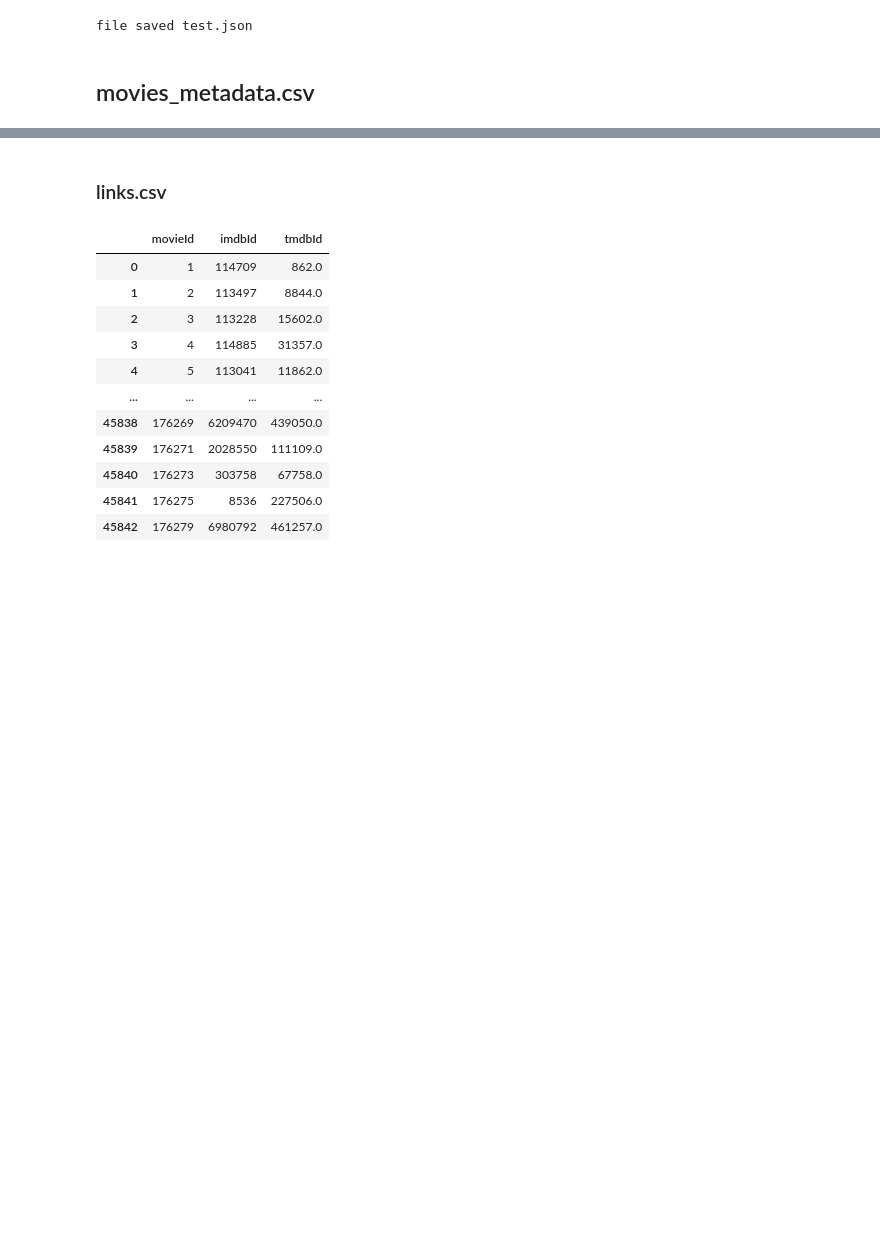
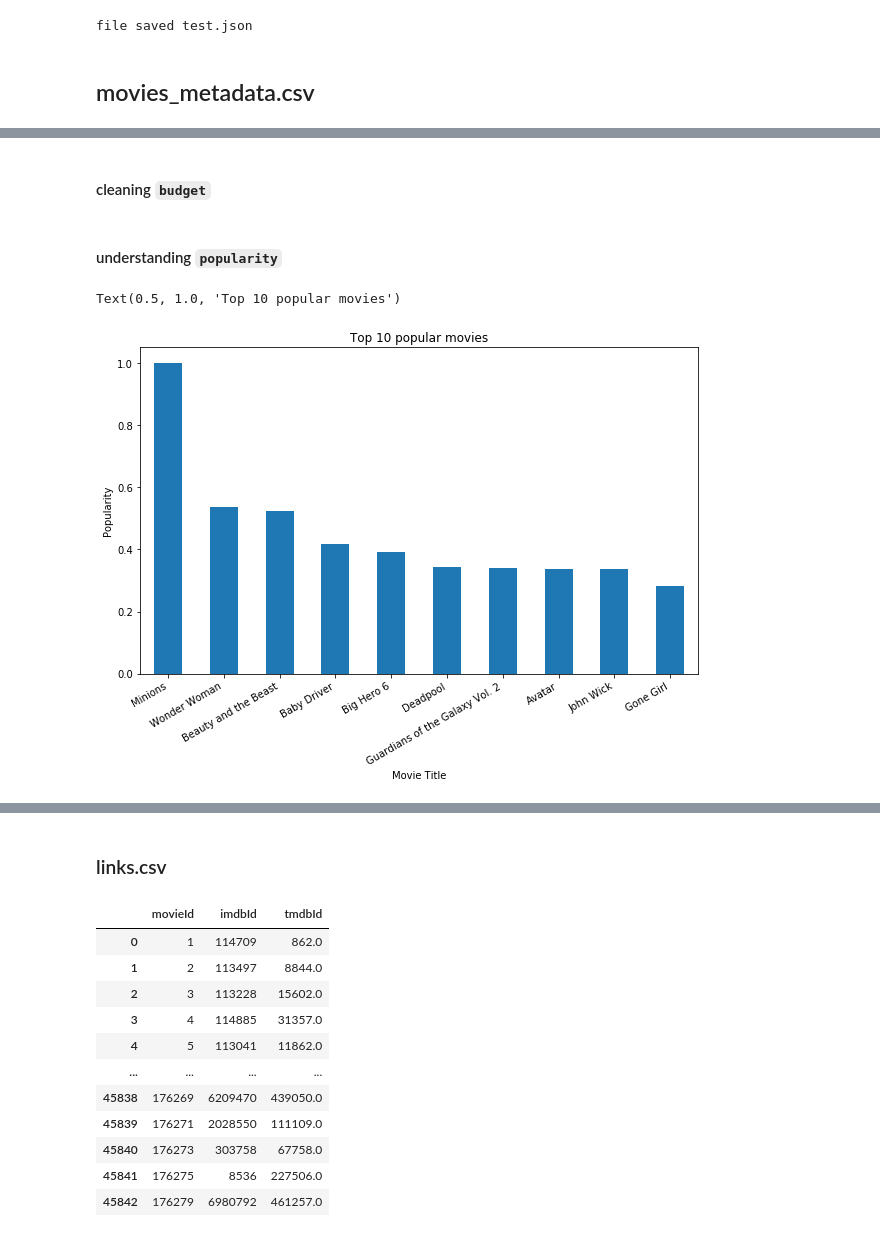
Before and after one commit to tsingh14/movie-api, a Jupyter notebook: movie_data_cleaning_exploring.ipynb, the cells around one changed output, grey strips where cells are left out. Saved outputs shown, nothing was run; the diff lists cells and outputs as text; code cells hidden in the pictures; blank space fills up the shorter version.

```diff
--- a/movie_data_cleaning_exploring.ipynb
+++ b/movie_data_cleaning_exploring.ipynb
@@ -199,0 +165,26 @@ ValueError: dictionary update sequence element #0 has length 1; 2 is required
+# %% [markdown]
+#### cleaning `budget`
+# %%
+movies_meta.budget = movies_meta.budget.astype(int)
+# %%
+# setting the budget of the movies with value `0` to `-1` (to signify that data is missing)
+movies_meta.budget = movies_meta.budget.apply(lambda x: -1 if (x==0) else x)
+# %% [markdown]
+#### understanding `popularity`
+# %%
+movies_meta.popularity = movies_meta.popularity.astype(float)
+# %%
+movies_meta.popularity = minmax_scale(movies_meta.popularity) # scaling the value between 0 & 1
+# %%
+temp = movies_meta[movies_meta.popularity>0.2].sort_values(by='popularity', ascending=False)[:10]
+temp.index = temp['title']
+temp['popularity'].plot(kind='bar', figsize=(10,6))
+
+#temp.budget.plot(kind='bar')
+plt.xticks(rotation=30, horizontalalignment="right")
+plt.ylabel('Popularity')
+plt.xlabel('Movie Title')
+plt.title('Top 10 popular movies')
+# %% [output]
+Text(0.5, 1.0, 'Top 10 popular movies')
+[figure, added]
```
Also changed, not shown: parts of 25 cells of this notebook, 1 other file.
